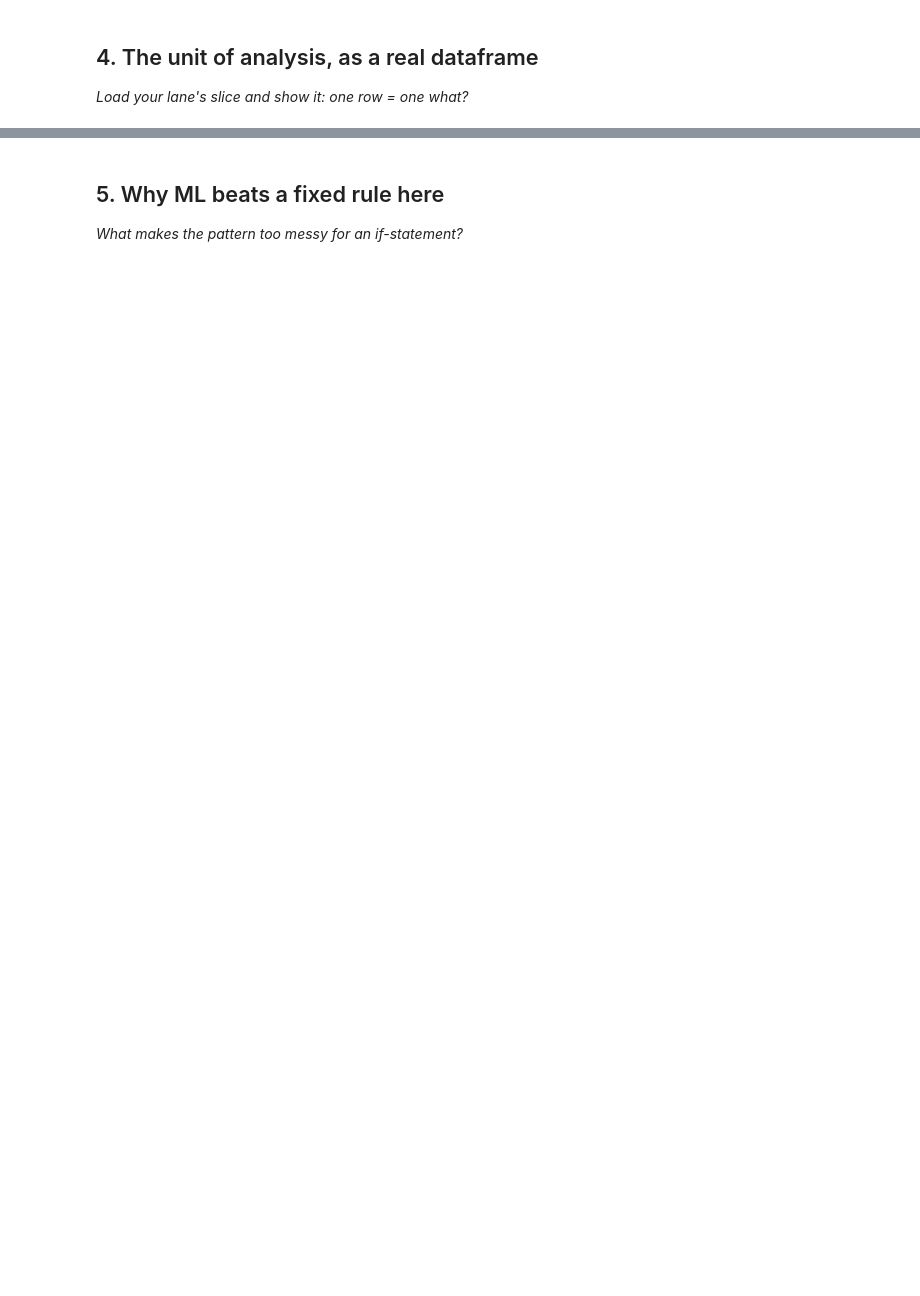
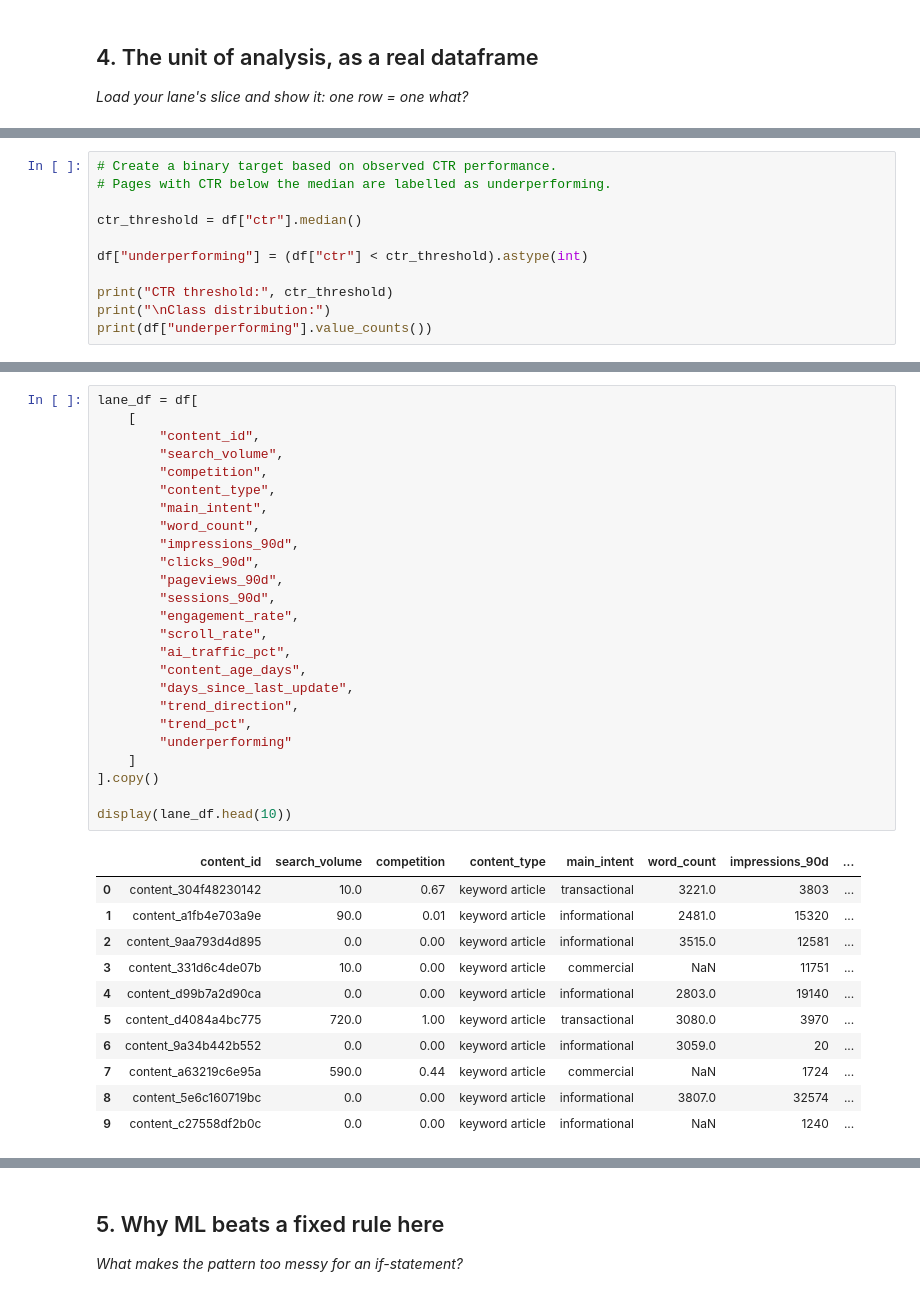
Before and after one commit to Coder-bot1/FlyRank-Internship, a Jupyter notebook: work/notebooks/w02_ml_task_framing.ipynb, the cells around one changed output, grey strips where cells are left out. Saved outputs shown, nothing was run; the diff lists cells and outputs as text; blank space fills up the shorter version.

```diff
--- a/work/notebooks/w02_ml_task_framing.ipynb
+++ b/work/notebooks/w02_ml_task_framing.ipynb
@@ -36,0 +117,11 @@ This skeleton is yours to fill. Work the sections **in order** — each one has
+# %%
+# Create a binary target based on observed CTR performance.
+# Pages with CTR below the median are labelled as underperforming.
+
+ctr_threshold = df["ctr"].median()
+
+df["underperforming"] = (df["ctr"] < ctr_threshold).astype(int)
+
+print("CTR threshold:", ctr_threshold)
+print("\nClass distribution:")
+print(df["underperforming"].value_counts())
@@ -36,0 +187,37 @@ This skeleton is yours to fill. Work the sections **in order** — each one has
+# %%
+lane_df = df[
+    [
+        "content_id",
+        "search_volume",
+        "competition",
+        "content_type",
+        "main_intent",
+        "word_count",
+        "impressions_90d",
+        "clicks_90d",
+        "pageviews_90d",
+        "sessions_90d",
+        "engagement_rate",
+        "scroll_rate",
+        "ai_traffic_pct",
+        "content_age_days",
+        "days_since_last_update",
+        "trend_direction",
+        "trend_pct",
+        "underperforming"
+    ]
+].copy()
+
+display(lane_df.head(10))
+# %% [output]
+|  | content_id | search_volume | competition | content_type | main_intent | word_count | impressions_90d | ... |
+| 0 | content_304f48230142 | 10.0 | 0.67 | keyword article | transactional | 3221.0 | 3803 | ... |
+| 1 | content_a1fb4e703a9e | 90.0 | 0.01 | keyword article | informational | 2481.0 | 15320 | ... |
+| 2 | content_9aa793d4d895 | 0.0 | 0.00 | keyword article | informational | 3515.0 | 12581 | ... |
+| 3 | content_331d6c4de07b | 10.0 | 0.00 | keyword article | commercial | NaN | 11751 | ... |
+| 4 | content_d99b7a2d90ca | 0.0 | 0.00 | keyword article | informational | 2803.0 | 19140 | ... |
+| 5 | content_d4084a4bc775 | 720.0 | 1.00 | keyword article | transactional | 3080.0 | 3970 | ... |
+| 6 | content_9a34b442b552 | 0.0 | 0.00 | keyword article | informational | 3059.0 | 20 | ... |
+| 7 | content_a63219c6e95a | 590.0 | 0.44 | keyword article | commercial | NaN | 1724 | ... |
+| 8 | content_5e6c160719bc | 0.0 | 0.00 | keyword article | informational | 3807.0 | 32574 | ... |
+| 9 | content_c27558df2b0c | 0.0 | 0.00 | keyword article | informational | NaN | 1240 | ... |
```
Also changed, not shown: parts of 21 cells of this notebook.
